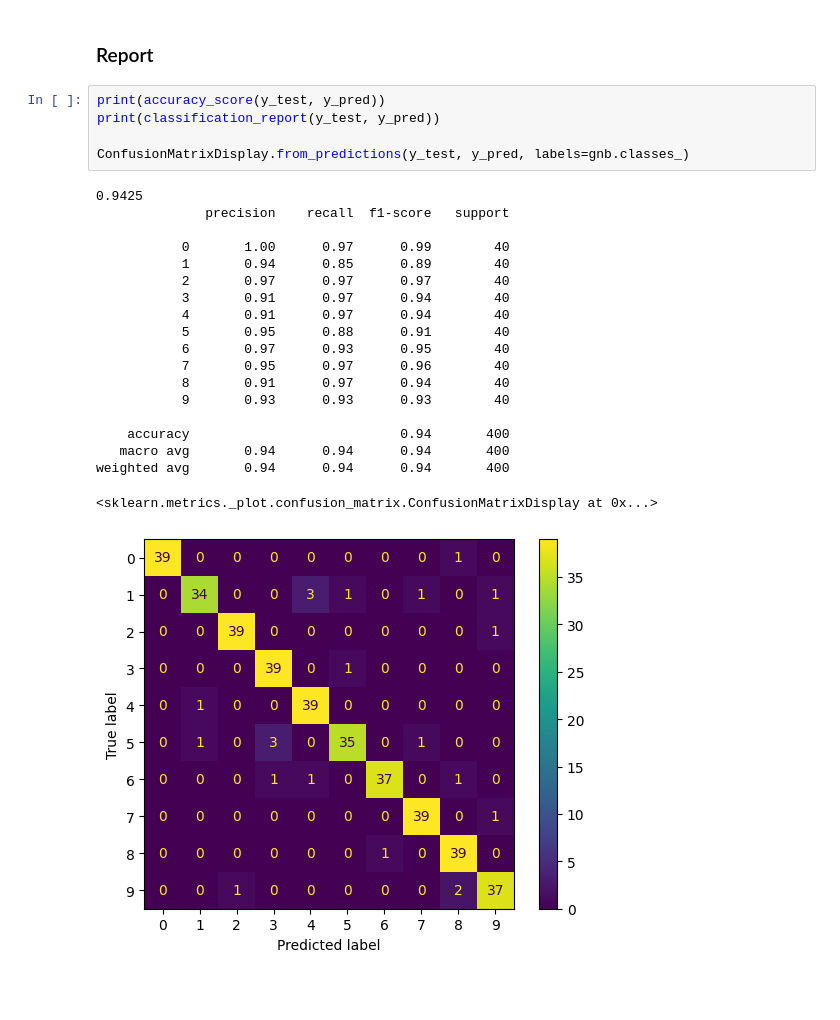
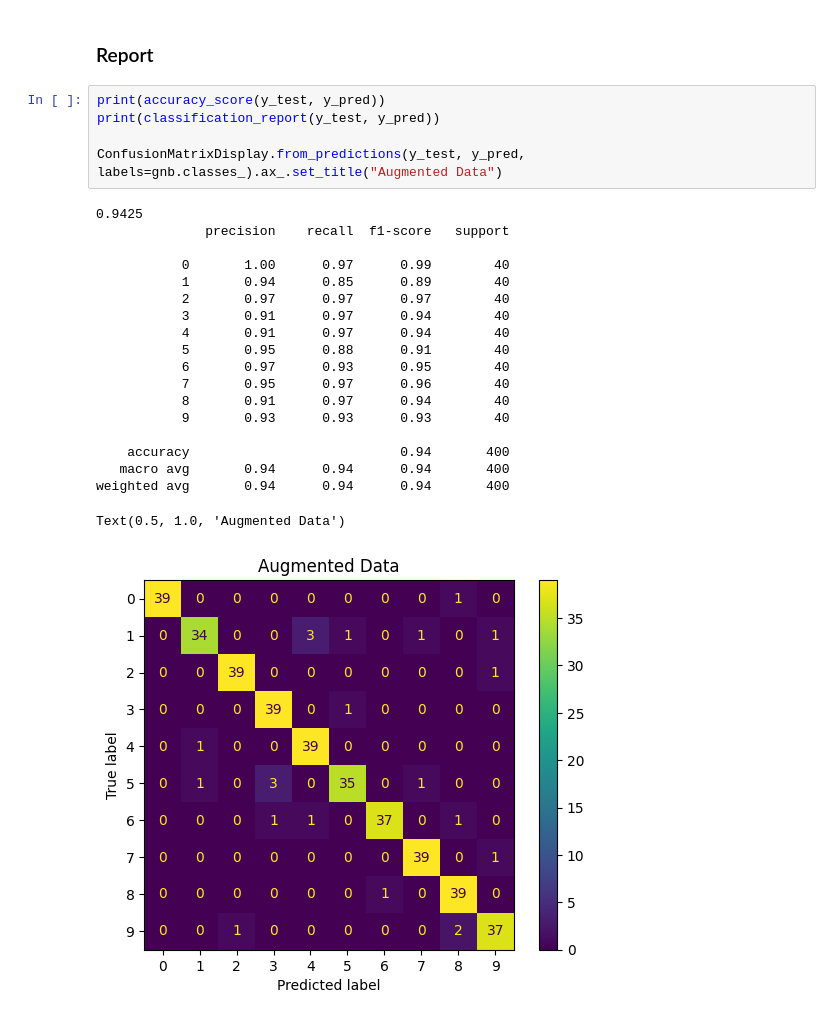
Before and after one commit to oyjuffer/FER-CNN, a Jupyter notebook: naive_bayes.ipynb, the cells around one changed output. Drawn from its saved outputs; the diff is of its cells as text; blank space fills up the shorter version.

Commit message:
added titles to images

```diff
--- a/naive_bayes.ipynb
+++ b/naive_bayes.ipynb
@@ -140,25 +140,25 @@ y_pred = gnb.fit(X_train, y_train).predict(X_test)
 # %%
 print(accuracy_score(y_test, y_pred))
 print(classification_report(y_test, y_pred))
 
-ConfusionMatrixDisplay.from_predictions(y_test, y_pred, labels=gnb.classes_)
+ConfusionMatrixDisplay.from_predictions(y_test, y_pred, labels=gnb.classes_).ax_.set_title("Augmented Data")
 # %% [output]
 0.9425
               precision    recall  f1-score   support
 
            0       1.00      0.97      0.99        40
            1       0.94      0.85      0.89        40
            2       0.97      0.97      0.97        40
            3       0.91      0.97      0.94        40
            4       0.91      0.97      0.94        40
            5       0.95      0.88      0.91        40
            6       0.97      0.93      0.95        40
            7       0.95      0.97      0.96        40
            8       0.91      0.97      0.94        40
            9       0.93      0.93      0.93        40
 
     accuracy                           0.94       400
    macro avg       0.94      0.94      0.94       400
 weighted avg       0.94      0.94      0.94       400
-<sklearn.metrics._plot.confusion_matrix.ConfusionMatrixDisplay at 0x...>
+Text(0.5, 1.0, 'Augmented Data')
-[figure, old version]
+[figure, new version]
```
Also changed, not shown: parts of 1 cell of this notebook.
